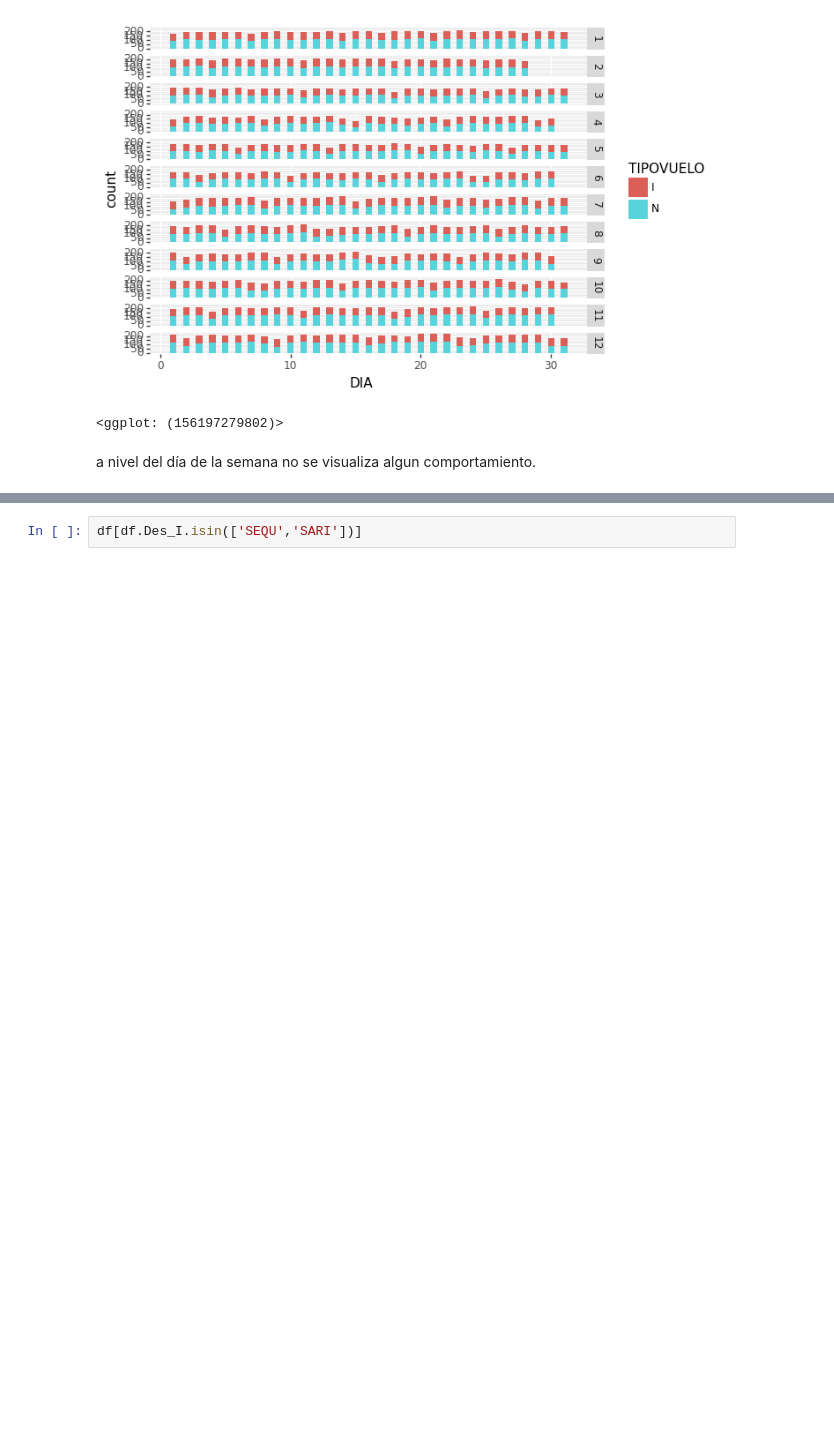
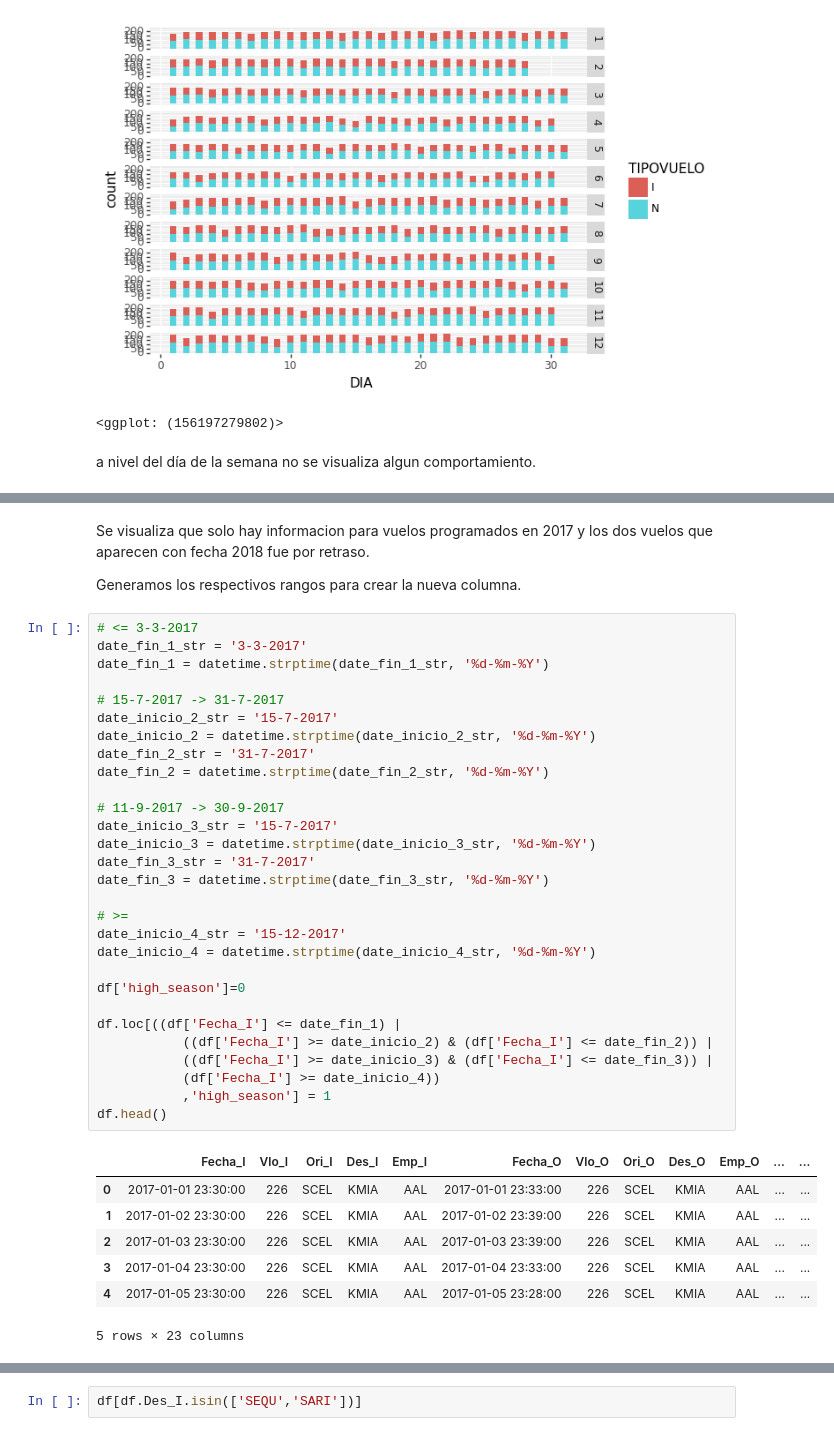
Before and after one commit to Lopport/Challenge-Data-Scientist-Matias-Lopez, a Jupyter notebook: solution.ipynb, the cells around one changed output, grey strips where cells are left out. Cells and saved outputs as stored; diff of their text form; blank space fills up the shorter version.

```diff
--- a/solution.ipynb
+++ b/solution.ipynb
@@ -139,0 +179,41 @@ a nivel del día de la semana no se visualiza algun comportamiento.
+# %% [markdown]
+Se visualiza que solo hay informacion para vuelos programados en 2017 y los dos vuelos que aparecen con fecha 2018 fue por retraso.
+
+Generamos los respectivos rangos para crear la nueva columna.
+# %%
+# <= 3-3-2017
+date_fin_1_str = '3-3-2017'
+date_fin_1 = datetime.strptime(date_fin_1_str, '%d-%m-%Y')
+
+# 15-7-2017 -> 31-7-2017
+date_inicio_2_str = '15-7-2017'
+date_inicio_2 = datetime.strptime(date_inicio_2_str, '%d-%m-%Y')
+date_fin_2_str = '31-7-2017'
+date_fin_2 = datetime.strptime(date_fin_2_str, '%d-%m-%Y')
+
+# 11-9-2017 -> 30-9-2017
+date_inicio_3_str = '15-7-2017'
+date_inicio_3 = datetime.strptime(date_inicio_3_str, '%d-%m-%Y')
+date_fin_3_str = '31-7-2017'
+date_fin_3 = datetime.strptime(date_fin_3_str, '%d-%m-%Y')
+
+# >=
+date_inicio_4_str = '15-12-2017'
+date_inicio_4 = datetime.strptime(date_inicio_4_str, '%d-%m-%Y')
+
+df['high_season']=0
+
+df.loc[((df['Fecha_I'] <= date_fin_1) |
+           ((df['Fecha_I'] >= date_inicio_2) & (df['Fecha_I'] <= date_fin_2)) |
+           ((df['Fecha_I'] >= date_inicio_3) & (df['Fecha_I'] <= date_fin_3)) |
+           (df['Fecha_I'] >= date_inicio_4))
+           ,'high_season'] = 1
+df.head()
+# %% [output]
+|  | Fecha_I | Vlo_I | Ori_I | Des_I | Emp_I | Fecha_O | Vlo_O | Ori_O | Des_O | Emp_O | ... | ... |
+| 0 | 2017-01-01 23:30:00 | 226 | SCEL | KMIA | AAL | 2017-01-01 23:33:00 | 226 | SCEL | KMIA | AAL | ... | ... |
+| 1 | 2017-01-02 23:30:00 | 226 | SCEL | KMIA | AAL | 2017-01-02 23:39:00 | 226 | SCEL | KMIA | AAL | ... | ... |
+| 2 | 2017-01-03 23:30:00 | 226 | SCEL | KMIA | AAL | 2017-01-03 23:39:00 | 226 | SCEL | KMIA | AAL | ... | ... |
+| 3 | 2017-01-04 23:30:00 | 226 | SCEL | KMIA | AAL | 2017-01-04 23:33:00 | 226 | SCEL | KMIA | AAL | ... | ... |
+| 4 | 2017-01-05 23:30:00 | 226 | SCEL | KMIA | AAL | 2017-01-05 23:28:00 | 226 | SCEL | KMIA | AAL | ... | ... |
+5 rows × 23 columns
```
Also changed, not shown: parts of 27 cells of this notebook.
